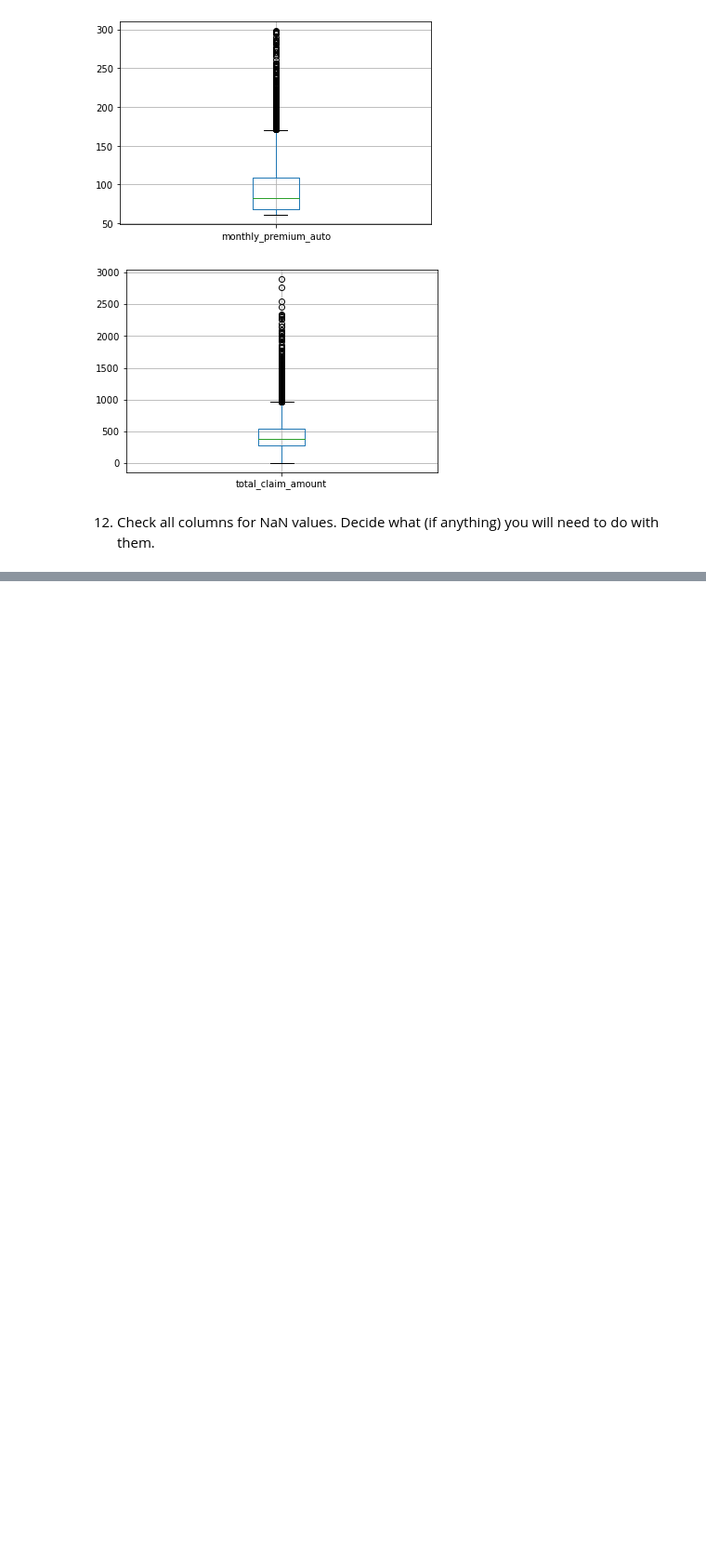
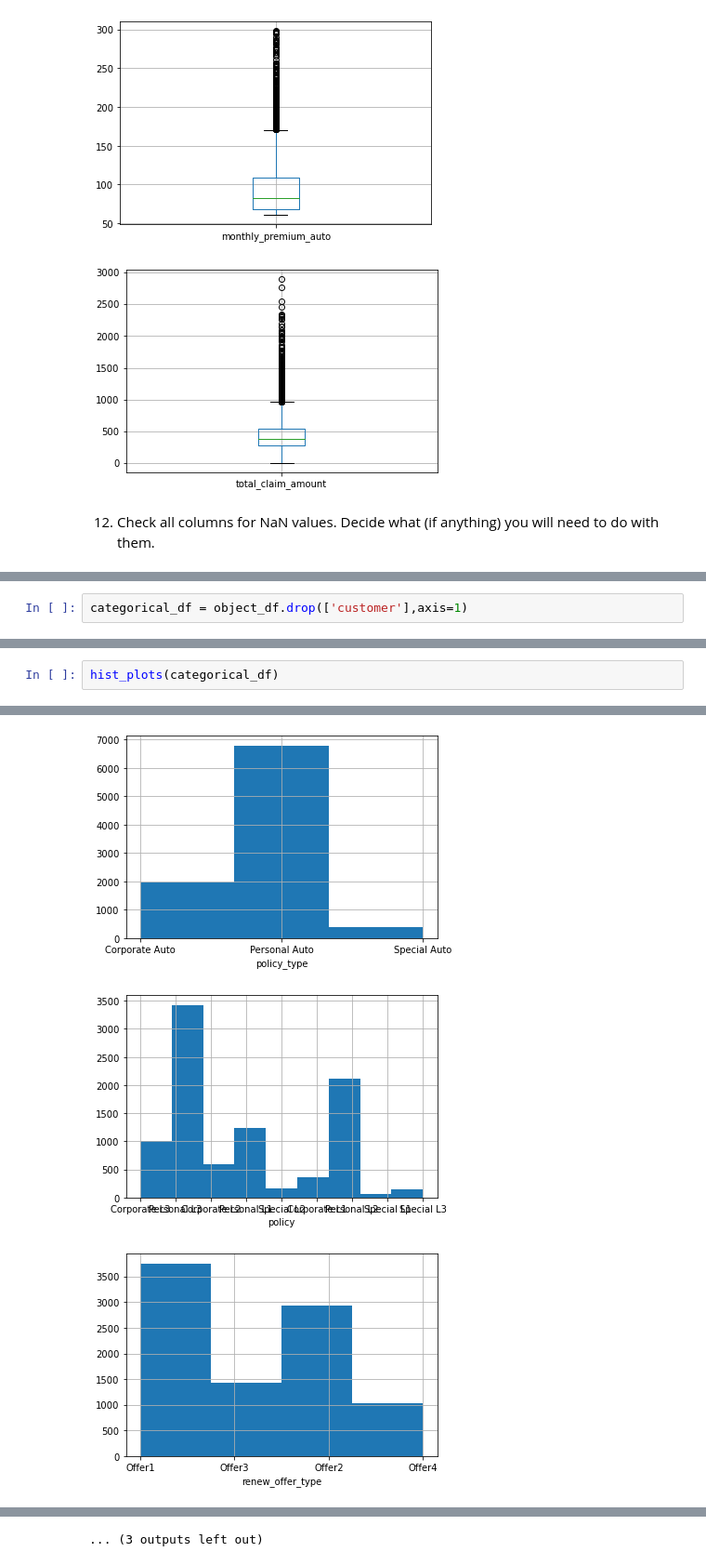
Before and after one commit to JuliaVazquez/lab-cleaning-numerical-data, a Jupyter notebook: files_for_lab/Lab-Cleaning numerical data.ipynb, the cells around one changed output, grey strips where cells are left out. Shown: that part at 93% size. Saved outputs shown, nothing was run; the diff lists cells and outputs as text; blank space fills up the shorter version.

Commit message:
second lab, about categoricals, some changes in the first part

```diff
--- a/files_for_lab/Lab-Cleaning numerical data.ipynb
+++ b/files_for_lab/Lab-Cleaning numerical data.ipynb
@@ -365,0 +359,2 @@ dtype: int64
+# %%
+categorical_df = object_df.drop(['customer'],axis=1)
@@ -365,0 +397,3 @@ dtype: int64
+# %%
+hist_plots(categorical_df)
+# %% [output]
@@ -365,0 +408,3 @@ dtype: int64
+[figure, added]
+[figure, added]
+[figure, added]
@@ -365,0 +412 @@ dtype: int64
+... (3 outputs left out)
```
Also changed, not shown: parts of 19 cells of this notebook.
